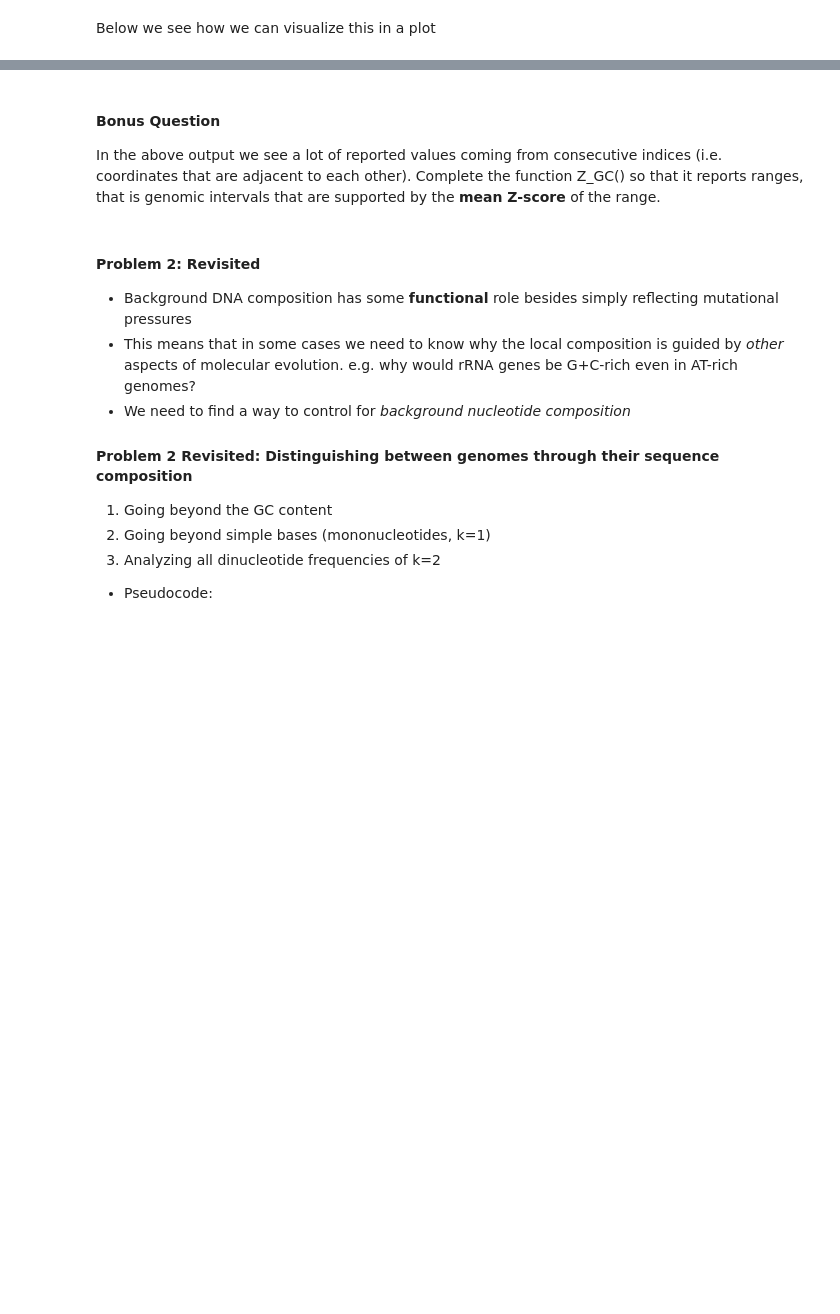
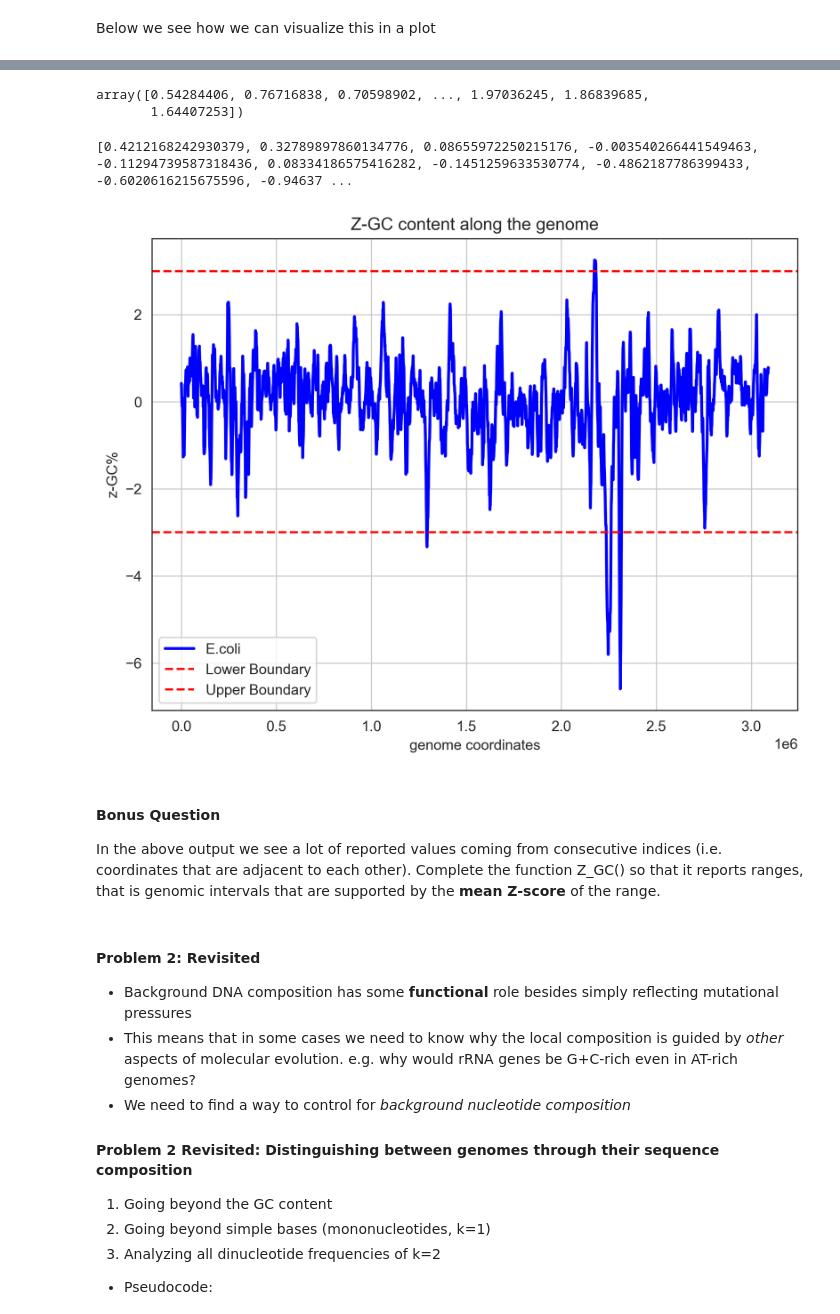
Before and after one commit to christoforos-nikolaou/BC205, a Jupyter notebook: Classes/Chapter_02_Sequence_Analysis.ipynb, the cells around one changed output, grey strips where cells are left out. Saved outputs shown, nothing was run; the diff lists cells and outputs as text; code cells hidden in the pictures; blank space fills up the shorter version.

```diff
--- a/Classes/Chapter_02_Sequence_Analysis.ipynb
+++ b/Classes/Chapter_02_Sequence_Analysis.ipynb
@@ -398,36 +442,43 @@ def Z_GC(genomefile, window, threshold):
     #        print(i*(window/10), zGC[i])
     return(zGC)
 
-Z_GC("files/ecoli.fa", 1000, 3)
+Z_GC("../files/ecoli.fa", 1000, 3)
+# %% [output]
+array([0.54284406, 0.76716838, 0.70598902, ..., 1.97036245, 1.86839685,
+       1.64407253])
 # %%
-EcoliΖGC = list(Z_GC("files/ecoli.fa", 10000, 3))
+EcoliΖGC = list(Z_GC("../files/ecoli.fa", 10000, 3))
 print(EcoliΖGC)
+# %% [output]
+[0.4212168242930379, 0.32789897860134776, 0.08655972250215176, -0.003540266441549463, -0.11294739587318436, 0.08334186575416282, -0.1451259633530774, -0.4862187786399433, -0.6020616215675596, -0.94637 ...
 # %%
 import matplotlib.pyplot as plt
 
-EcoliΖGC = list(Z_GC("files/ecoli.fa", 10000, 3))
+EcoliΖGC = list(Z_GC("../files/ecoli.fa", 10000, 3))
 # Create a figure and axis
 plt.rcParams['figure.dpi'] = 300
 plt.figure(figsize=(8, 6))
 # Plot the line
 plt.plot(EcoliWGC.keys(), EcoliΖGC, label='E.coli', color='blue', linewidth=2)
 
 plt.axhline(y=-3, color='red', linestyle='--', label='Lower Boundary')
 plt.axhline(y=3, color='red', linestyle='--', label='Upper Boundary')
 
 # Add labels and title
 plt.title('Z-GC content along the genome')
 plt.xlabel('genome coordinates')
 plt.ylabel('z-GC%')
 
 # Add a legend
 plt.legend()
 
 # Show grid
 plt.grid()
 
 # Display the plot
 plt.show()
+# %% [output]
+[figure, added]
 # %% [markdown]
 #### Bonus Question
 
```
Also changed, not shown: parts of 23 cells of this notebook, 2 other files.
